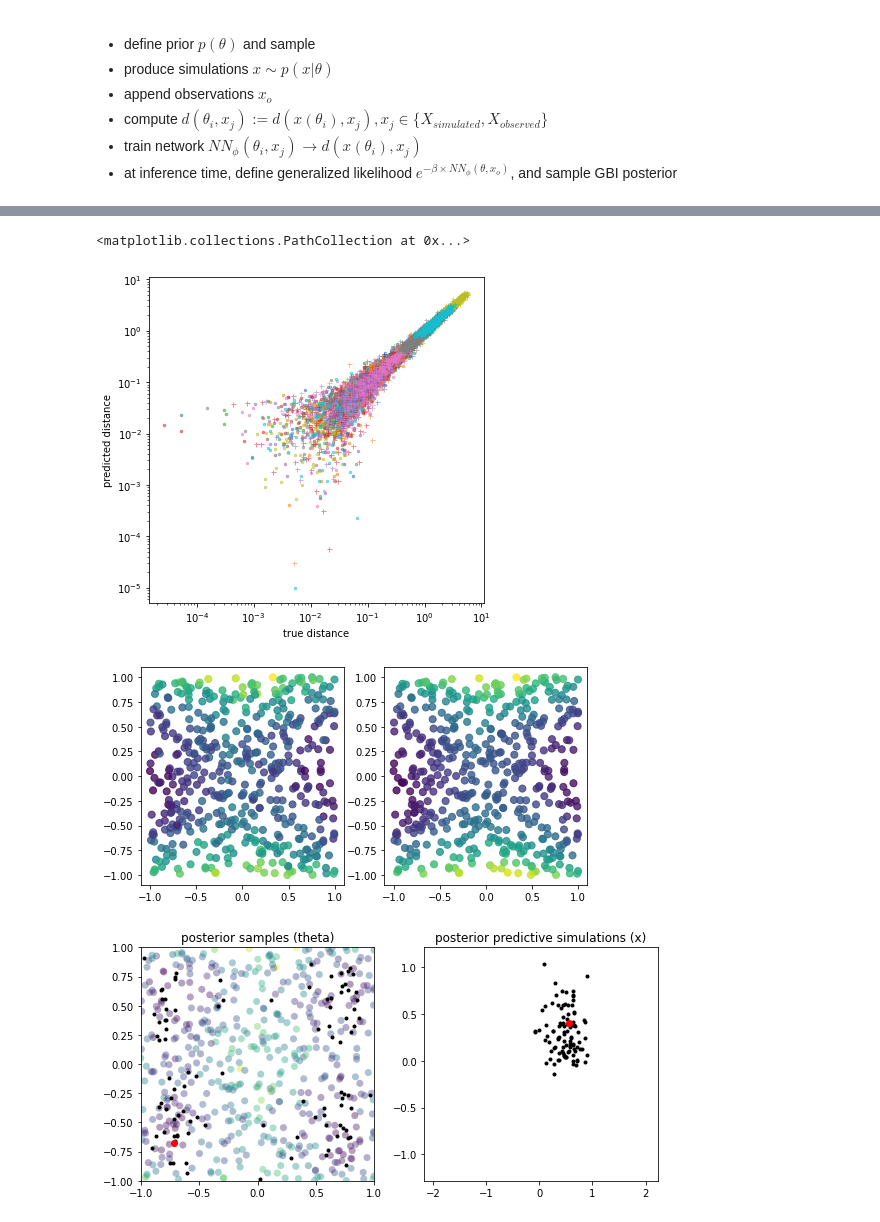
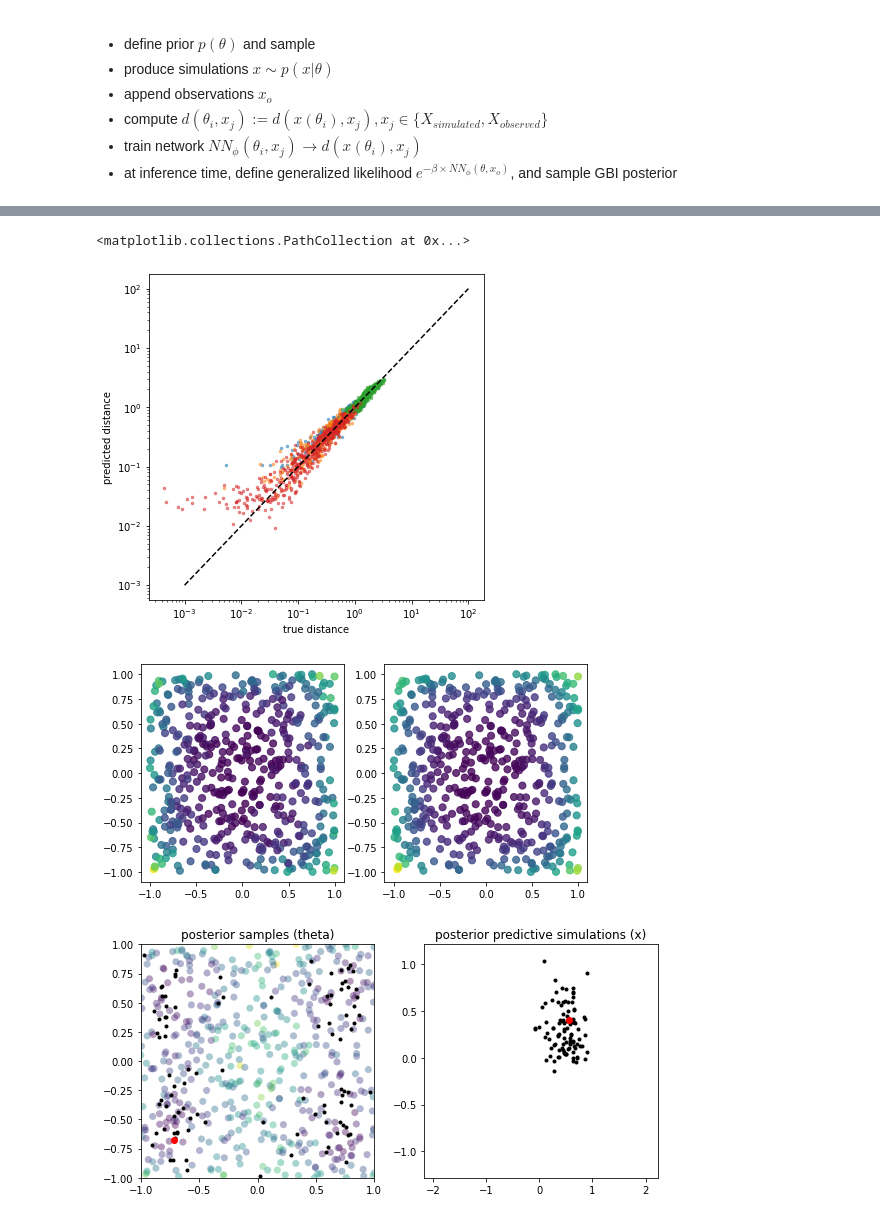
Before and after one commit to mackelab/neuralgbi, a Jupyter notebook: paper/fig4/notebooks/01_distance_learning.ipynb, the cells around one changed output, grey strips where cells are left out. Cells and saved outputs as stored; diff of their text form; code cells hidden in the pictures.

Commit message:
working on 1D uniform task

```diff
--- a/paper/fig4/notebooks/01_distance_learning.ipynb
+++ b/paper/fig4/notebooks/01_distance_learning.ipynb
@@ -14,0 +286,15 @@ The autoreload extension is already loaded. To reload it, use:
+# %%
+all_posterior_samples = []
+for i_x, x_o in enumerate(x_test):
+    print(i_x)
+    # GBI
+    gll = build_amortized_GLL(distance_net, x_o)
+    gbi_potential = GBIPotential(prior, gll, beta=100.)
+    # gbi_potential.set_x(x_o)
+    gbi_sampler = MCMCPosterior(gbi_potential, prior)
+    gbi_samples = gbi_sampler.sample((100,))
+
+    # npe samples
+    npe_samples = posterior.sample((100,), x=x_o)
+
+    all_posterior_samples.append([gbi_samples, npe_samples])
@@ -63,15 +388,13 @@ def build_amortized_GLL(
         return distances
 
     return generalized_loglikelihood
-# %%
-prior = BoxUniform(-ones(2), ones(2))
-def simulator(theta):
-    return theta ** 2 + torch.randn(theta.shape) * 0.1
 # %%
+dist = distances.mse_dist
+n_samples = 500
 _ = torch.manual_seed(0)
 
 # simulate
-theta = prior.sample((500,))
+theta = prior.sample((n_samples,))
 x = simulator(theta)
 
 # make "observations"
@@ -83,7 +406,7 @@ x_obs[10:] -= torch.randn(x_obs[10:].shape)
 xs = torch.concat((x, x_obs), 0)
 
 # compute distances
-dists_precomp = torch.vstack([mse_dist(x.unsqueeze(1), x_i) for x_i in xs]).T
+dists_precomp = torch.vstack([dist(x.unsqueeze(1), x_i) for x_i in xs]).T
 idx_train = Tensor(np.indices((theta.shape[0],xs.shape[0])).reshape((2,-1)).T).to(int)
 # %%
 batch_size = 500
@@ -119,6 +442,6 @@ for e in range(n_epochs):
         optimizer.step()
         losses.append(l.detach())
 
-    if e%100==0:
+    if e%1==0:
         print(f"{e}: {l}")
 # %% [output]
@@ -132,22 +464,24 @@ plt.xlabel('batch'); plt.ylabel('training loss');
 # %%
 plt.figure(figsize=(6,6))
 # x_o = x_obs[12,:]
-for i_x, x_o in enumerate(x_obs):
+for i_x, x_o in enumerate(x_obs[10:14]):
     dist_pred = distance_net(theta, x_o.repeat((theta.shape[0],1))).squeeze()
-    dist_true = mse_dist(x.unsqueeze(1), x_o)
+    dist_true = dist(x.unsqueeze(1), x_o)
     plt.loglog(dist_true, dist_pred.detach(), '.' if i_x<10 else '+', ms=5, alpha=0.5)
 
+plt.plot([1e-3, 1e2], [1e-3,1e2], 'k--')
 plt.xlabel('true distance'); plt.ylabel('predicted distance');
+
 
 plt.figure(figsize=(8,4))
 plt.subplot(1,2,1)
 plt.scatter(theta[:,0], theta[:,1], c=dist_true, s=50, alpha=0.8)
 plt.subplot(1,2,2)
 plt.scatter(theta[:,0], theta[:,1], c=dist_pred.detach(), s=50, alpha=0.8)
 # %% [output]
 <matplotlib.collections.PathCollection at 0x...>
-[figure, old version]
+[figure, new version]
-[figure, old version]
+[figure, new version]
 # %%
 i_o = 1
 x_o = x_obs[i_o]
```
Also changed, not shown: parts of 19 cells of this notebook, 3 other files.
